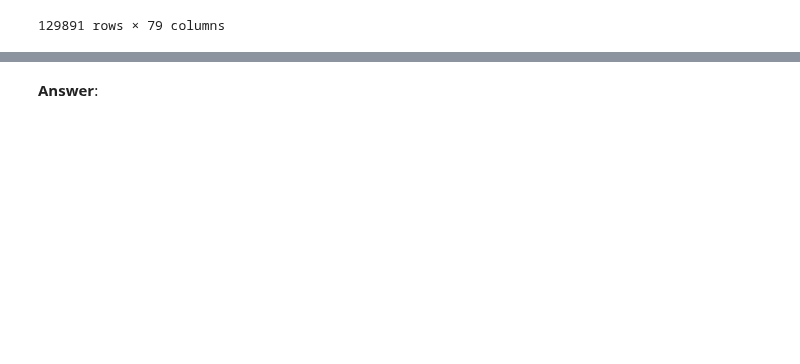
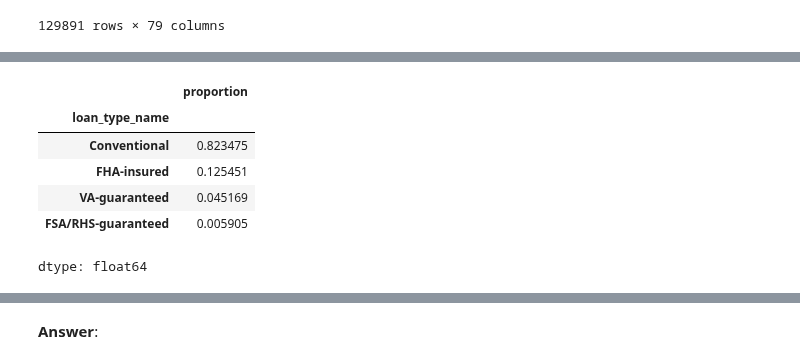
Before and after one commit to pharringtonp19/business-analytics, a Jupyter notebook: homeworks/HW4_solutions.ipynb, the cells around one changed output, grey strips where cells are left out. Saved outputs shown, nothing was run; the diff lists cells and outputs as text; code cells hidden in the pictures; blank space fills up the shorter version.

```diff
--- a/homeworks/HW4_solutions.ipynb
+++ b/homeworks/HW4_solutions.ipynb
@@ -533,0 +542,10 @@ df.sort_values('applicant_income_000s')
+# %%
+df['loan_type_name'].value_counts(normalize=True)
+# %% [output]
+|  | proportion |
+| loan_type_name |  |
+| Conventional | 0.823475 |
+| FHA-insured | 0.125451 |
+| VA-guaranteed | 0.045169 |
+| FSA/RHS-guaranteed | 0.005905 |
+dtype: float64
```
Also changed, not shown: parts of 24 cells of this notebook.
